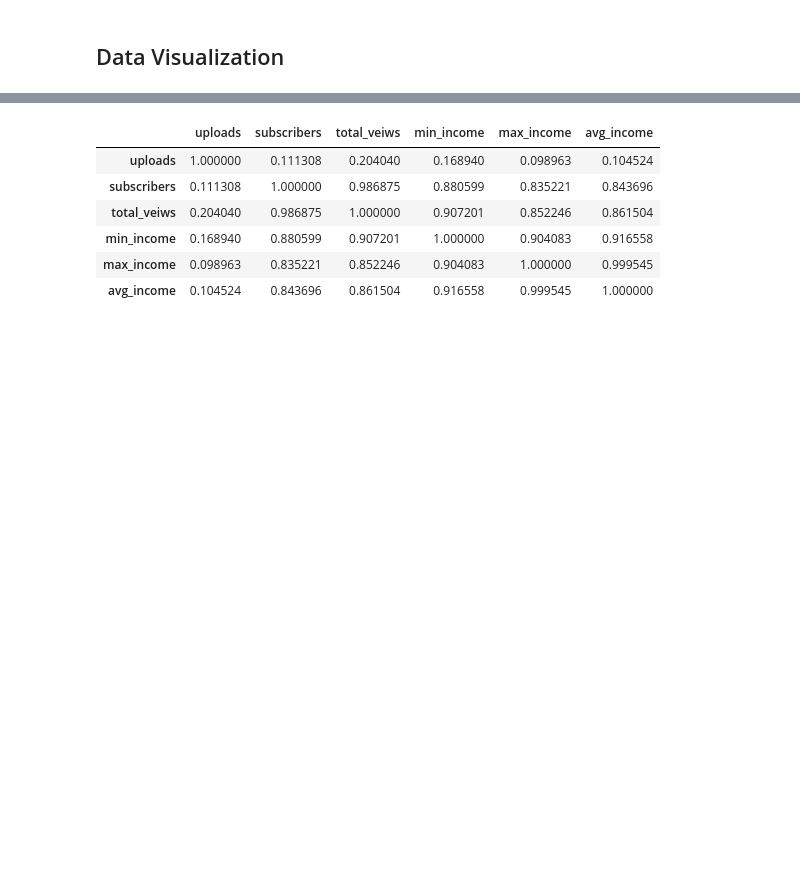
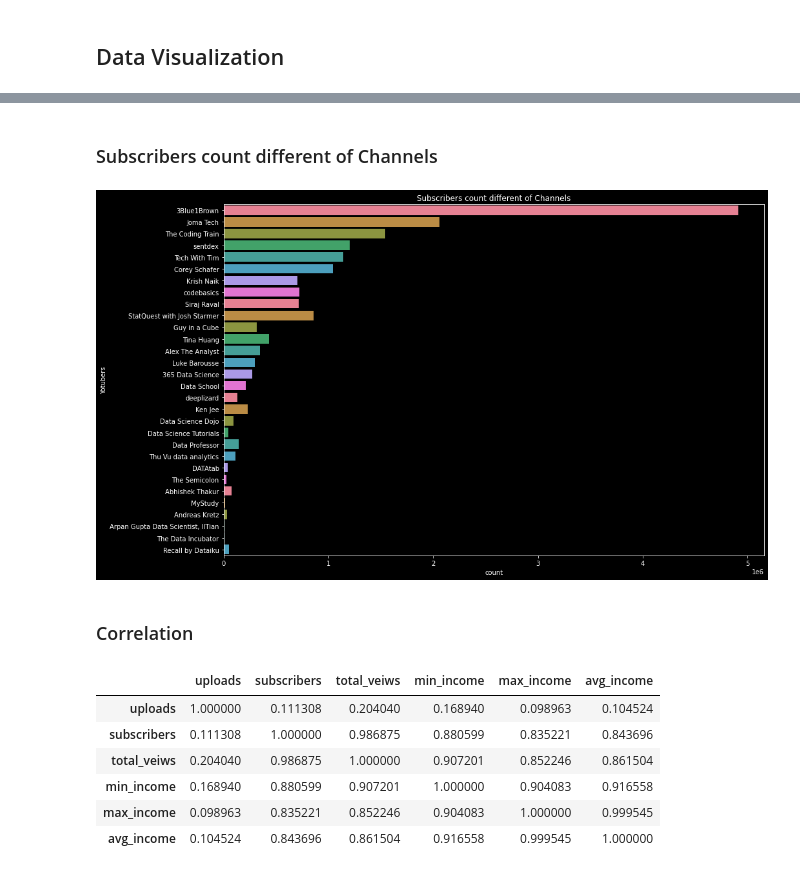
Before and after one commit to dasdebjeet/data_science, a Jupyter notebook: kaggle_practice/yt-topDS-channels-data/model.ipynb, the cells around one changed output, grey strips where cells are left out. Saved outputs shown, nothing was run; the diff lists cells and outputs as text; code cells hidden in the pictures; blank space fills up the shorter version.

```diff
--- a/kaggle_practice/yt-topDS-channels-data/model.ipynb
+++ b/kaggle_practice/yt-topDS-channels-data/model.ipynb
@@ -188,3 +195,18 @@ plt.show()
+# %% [markdown]
+### Subscribers count different of Channels
+# %%
+plt.figure(figsize=(15, 10))
+
+sns.barplot(x=df_copy['subscribers'], y=df_copy['youtuber'], palette=palette)
+plt.xlabel('count')
+plt.ylabel('Yotubers')
+plt.title("Subscribers count different of Channels")
+
+plt.show()
+# %% [output]
+[figure, added]
+# %% [markdown]
+### Correlation
 # %%
 df_copy.corr().style.background_gradient(cmap=plt.cm.cubehelix)
 # %% [output]
```
Also changed, not shown: parts of 8 cells of this notebook.
